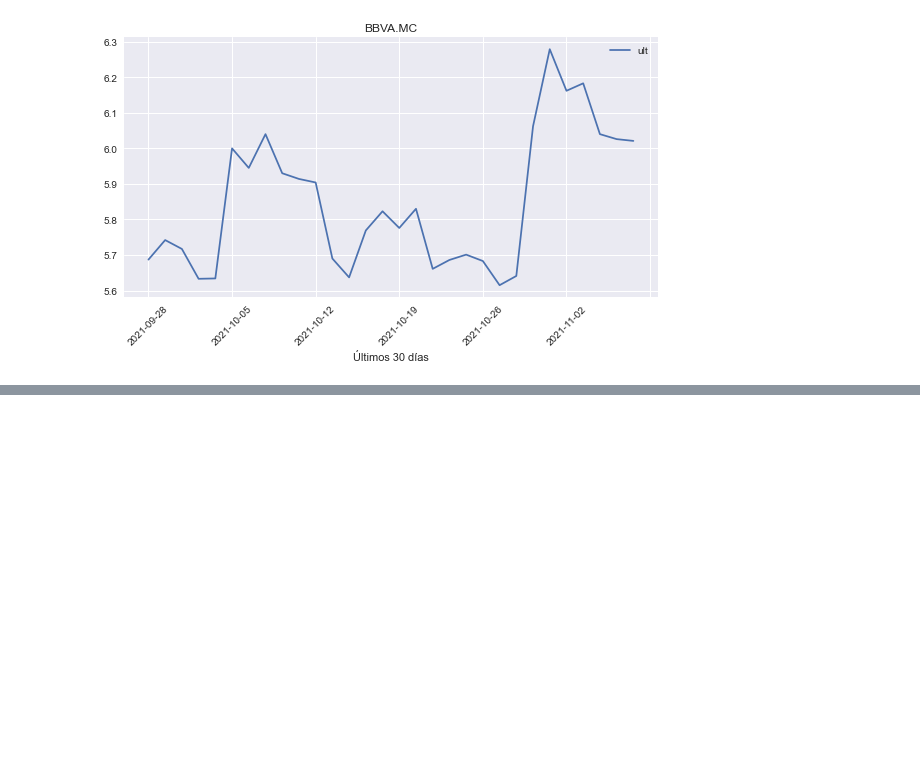
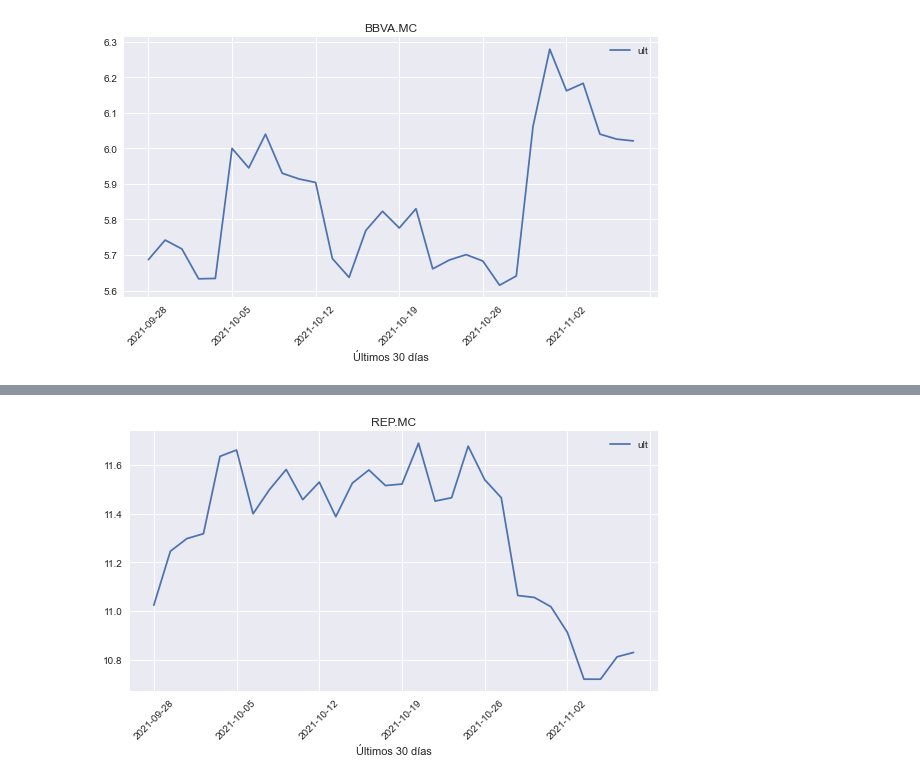
Before and after one commit to pptscdia2021/pp12021grupo2_a2-grupo2, a Jupyter notebook: TP2 Webscraping&api/Jupyter/prueba2.ipynb, the cells around one changed output, grey strips where cells are left out. Saved outputs shown, nothing was run; the diff lists cells and outputs as text; code cells hidden in the pictures; blank space fills up the shorter version.

```diff
--- a/TP2 Webscraping&api/Jupyter/prueba2.ipynb
+++ b/TP2 Webscraping&api/Jupyter/prueba2.ipynb
@@ -407,0 +420,4 @@ accionesYFinance.graficarAcciones('BBVA.MC')
+# %%
+accionesYFinance.graficarAcciones('REP.MC')
+# %% [output]
+[figure, added]
```
Also changed, not shown: parts of 6 cells of this notebook, 3 other files.
